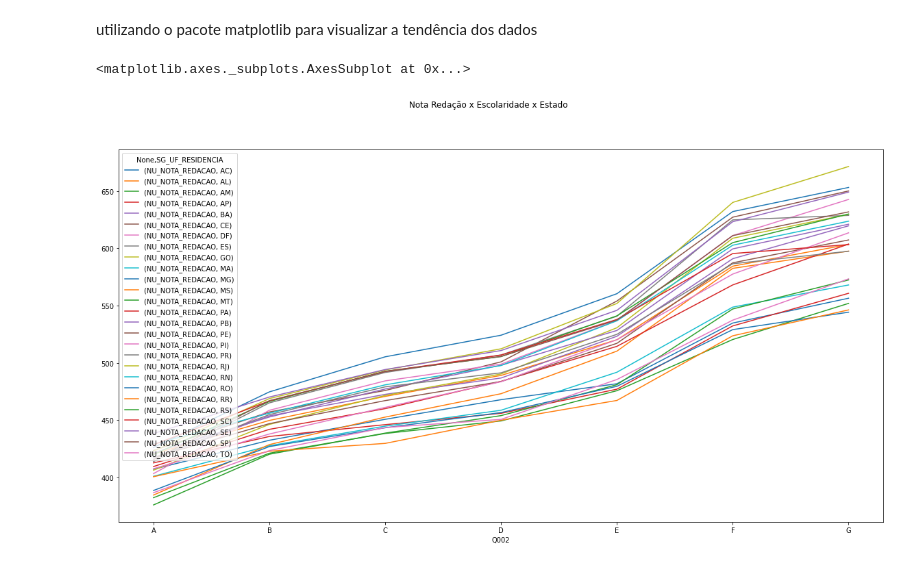
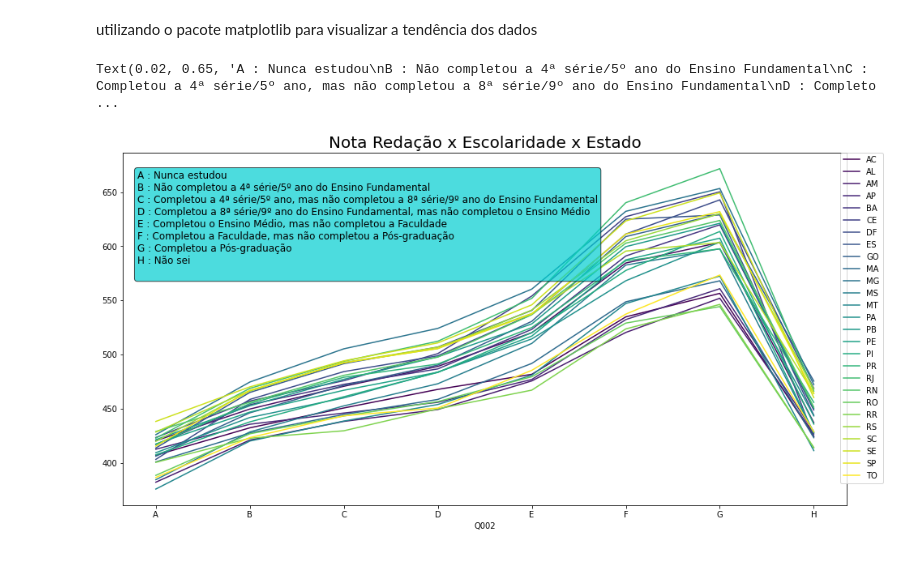
Before and after one commit to Willian-R/Google_Colab, a Jupyter notebook: manipulando_dataframe.ipynb, the cells around one changed output. Saved outputs shown, nothing was run; the diff lists cells and outputs as text; code cells hidden in the pictures.

```diff
--- a/manipulando_dataframe.ipynb
+++ b/manipulando_dataframe.ipynb
@@ -310,14 +312,26 @@ microdadosEnem.filter(items=['SG_UF_RESIDENCIA', 'NU_NOTA_REDACAO', 'NO_Q002'])\
 utilizando o pacote matplotlib para visualizar a tendência dos dados
 # %%
 import matplotlib.pyplot as plt
-# %%
-fig, ax = plt.subplots(figsize=(20,10))
-plt.suptitle('Nota Redação x Escolaridade x Estado')
-
-microdadosEnem.filter(items=['SG_UF_RESIDENCIA', 'NU_NOTA_REDACAO', 'Q002'])\
-.where(microdadosEnem.Q002 != 'H')\
-.groupby(['Q002', 'SG_UF_RESIDENCIA']).mean().sort_values(by='NU_NOTA_REDACAO', ascending=False)\
-.unstack().plot(ax=ax, )
-# %% [output]
-<matplotlib.axes._subplots.AxesSubplot at 0x...>
-[figure, removed]
+# %%
+# fig, ax = plt.subplots(figsize=(16,8))
+# plt.suptitle('Nota Redação x Escolaridade x Estado')
+
+ax = microdadosEnem.filter(items=['SG_UF_RESIDENCIA', 'NU_NOTA_REDACAO', 'Q002'])\
+.groupby(['Q002', 'SG_UF_RESIDENCIA']).mean().sort_values(by='NU_NOTA_REDACAO', ascending=False)\
+.unstack().plot(figsize=(16,8), colormap='viridis')
+ax.set_title('Nota Redação x Escolaridade x Estado', fontsize=20)
+
+handles, labels = ax.get_legend_handles_labels()
+import re
+edited_labels = [re.search(',\s(.+?)\)', label).group(1) for label in labels]
+ax.legend(edited_labels, bbox_to_anchor=(1.05, 1), loc=0, borderaxespad=0.)
+
+textdictQ002 = ""
+for key, value in q001e002Dicionario.items():
+  textdictQ002 = textdictQ002 + "{key} : {value}\n".format(key=key,value=value)
+
+ax.text(0.02, 0.65, textdictQ002, transform=ax.transAxes, fontsize=12,
+        bbox={'boxstyle':'round', 'facecolor':'darkturquoise', 'alpha':0.7})
+# %% [output]
+Text(0.02, 0.65, 'A : Nunca estudou\nB : Não completou a 4ª série/5º ano do Ensino Fundamental\nC : Completou a 4ª série/5º ano, mas não completou a 8ª série/9º ano do Ensino Fundamental\nD : Completo ...
+[figure, added]
```
Also changed, not shown: parts of 1 cell of this notebook.
